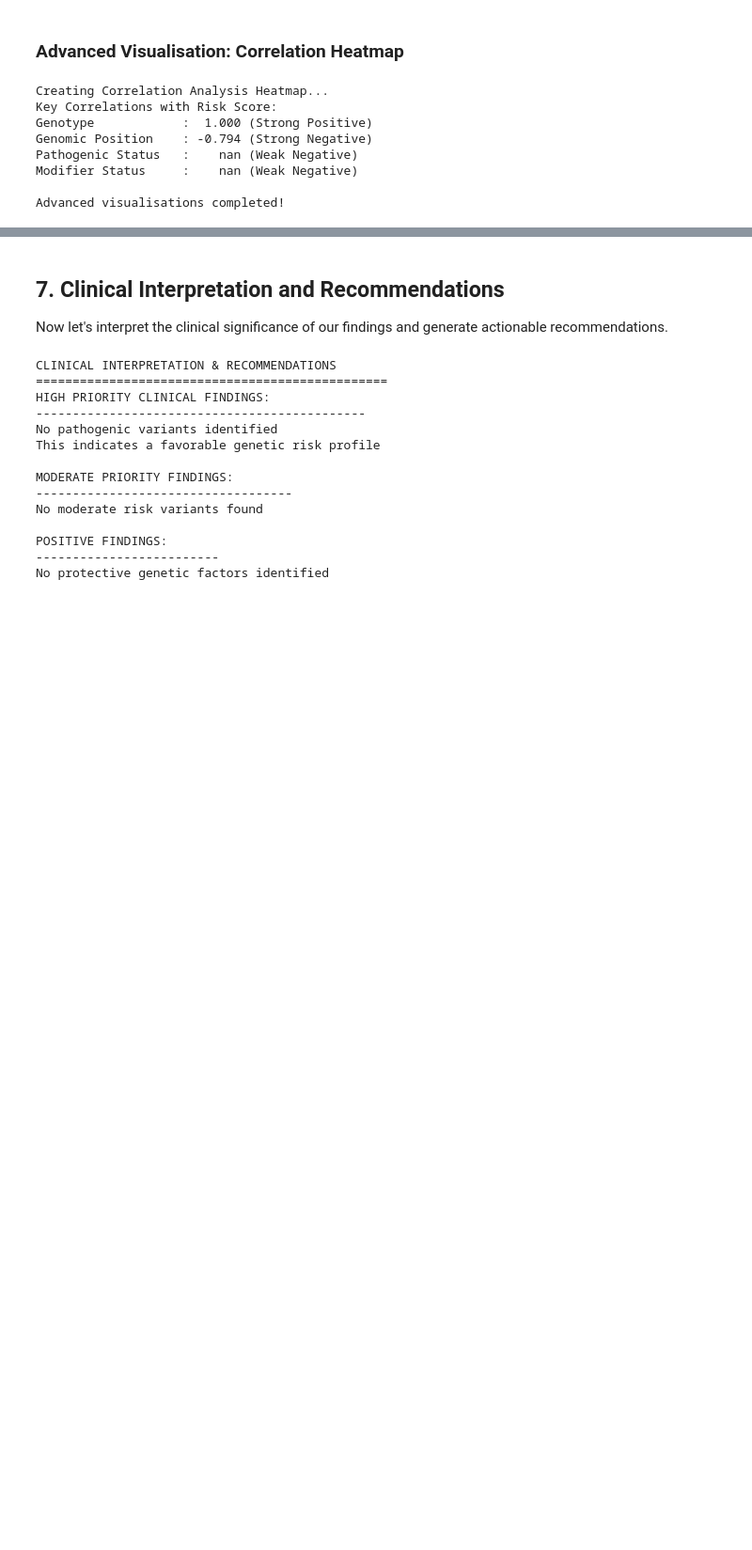
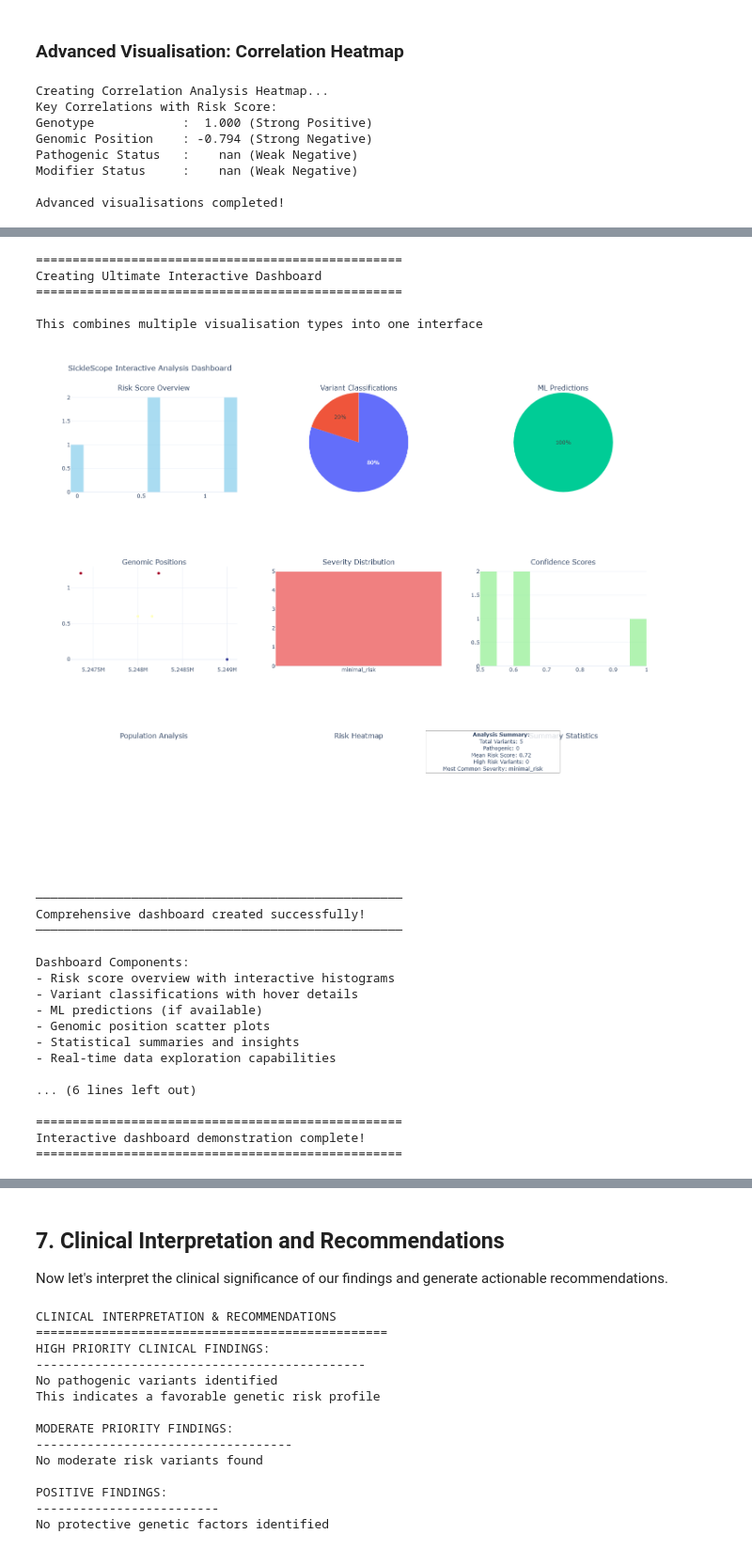
Before and after one commit to talhahzubayer/sickle-scope, a Jupyter notebook: notebooks/tutorial.ipynb, the cells around one changed output, grey strips where cells are left out. Shown at 94% size. Drawn from its saved outputs; the diff is of its cells as text; code cells hidden in the pictures; blank space fills up the shorter version.

Commit message:
Interactive visualisation feature added

```diff
--- a/notebooks/tutorial.ipynb
+++ b/notebooks/tutorial.ipynb
@@ -917,0 +921,66 @@ Advanced visualisations completed!
+# %%
+# Create the ultimate comprehensive interactive dashboard
+print("=" * 50)
+print("Creating Ultimate Interactive Dashboard")
+print("=" * 50)
+print("\nThis combines multiple visualisation types into one interface")
+
+# Create and display the dashboard
+dashboard_fig = visualiser.create_interactive_dashboard(results)
+dashboard_fig.show()
+
+# Display dashboard information
+print("\n" + "─" * 50)
+print("Comprehensive dashboard created successfully!")
+print("─" * 50)
+
+print("\nDashboard Components:")
+dashboard_features = [
+    "- Risk score overview with interactive histograms",
+    "- Variant classifications with hover details",
+    "- ML predictions (if available)",
+    "- Genomic position scatter plots",
+    "- Statistical summaries and insights",
+    "- Real-time data exploration capabilities"
+]
+for feature in dashboard_features:
+    print(f"{feature}")
+
+print("\nInteractive Features:")
+interactive_features = [
+    "- Hover for detailed information",
+    "- Click and drag to zoom",
+    "- Double-click to reset zoom",
+    "- Toggle legend items on/off",
+    "- Pan and explore the data"
+]
+for feature in interactive_features:
+    print(f"{feature}")
+
+print("\n" + "=" * 50)
+print("Interactive dashboard demonstration complete!")
+print("=" * 50)
+# %% [output]
+==================================================
+Creating Ultimate Interactive Dashboard
+==================================================
+
+This combines multiple visualisation types into one interface
+[figure, added]
+──────────────────────────────────────────────────
+Comprehensive dashboard created successfully!
+──────────────────────────────────────────────────
+
+Dashboard Components:
+- Risk score overview with interactive histograms
+- Variant classifications with hover details
+- ML predictions (if available)
+- Genomic position scatter plots
+- Statistical summaries and insights
+- Real-time data exploration capabilities
+
+... (6 lines left out)
+
+==================================================
+Interactive dashboard demonstration complete!
+==================================================
```
Also changed, not shown: parts of 11 cells of this notebook, 2 other files.
